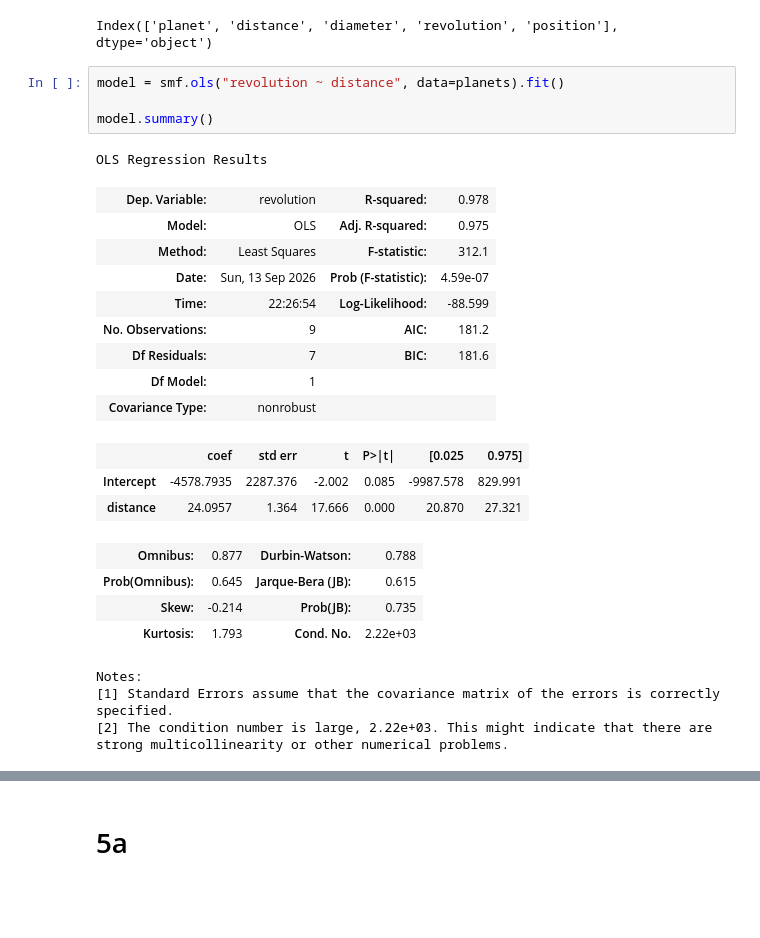
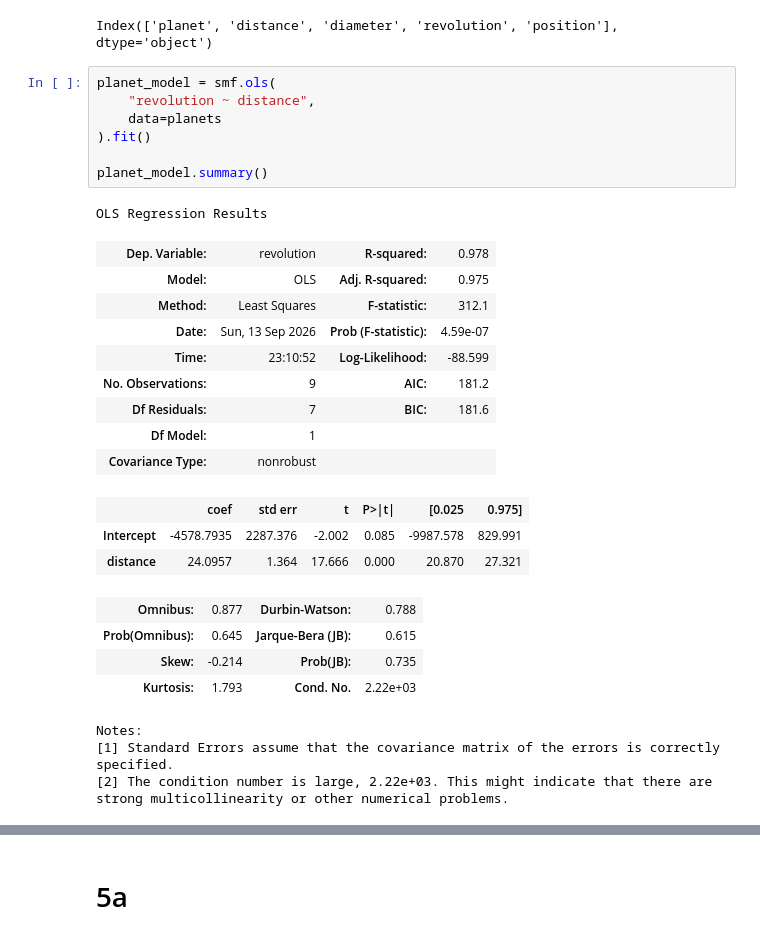
Before and after one commit to ciarrabarn/DS6021_F26, a Jupyter notebook: Lab2.ipynb, the cells around one changed output, grey strips where cells are left out. Drawn from its saved outputs; the diff is of its cells as text; blank space fills up the shorter version.

```diff
--- a/Lab2.ipynb
+++ b/Lab2.ipynb
@@ -505,16 +494,19 @@ print(planets.columns)
 # %% [output]
 Index(['planet', 'distance', 'diameter', 'revolution', 'position'], dtype='object')
 # %%
-model = smf.ols("revolution ~ distance", data=planets).fit()
+planet_model = smf.ols(
+    "revolution ~ distance",
+    data=planets
+).fit()
 
-model.summary()
+planet_model.summary()
 # %% [output]
 OLS Regression Results
 | Dep. Variable: | revolution | R-squared: | 0.978 |
 | Model: | OLS | Adj. R-squared: | 0.975 |
 | Method: | Least Squares | F-statistic: | 312.1 |
 | Date: | Sun, 13 Sep 2026 | Prob (F-statistic): | 4.59e-07 |
-| Time: | 22:26:54 | Log-Likelihood: | -88.599 |
+| Time: | 23:10:52 | Log-Likelihood: | -88.599 |
 | No. Observations: | 9 | AIC: | 181.2 |
 | Df Residuals: | 7 | BIC: | 181.6 |
 | Df Model: | 1 |  |  |
```
Also changed, not shown: parts of 27 cells of this notebook.
